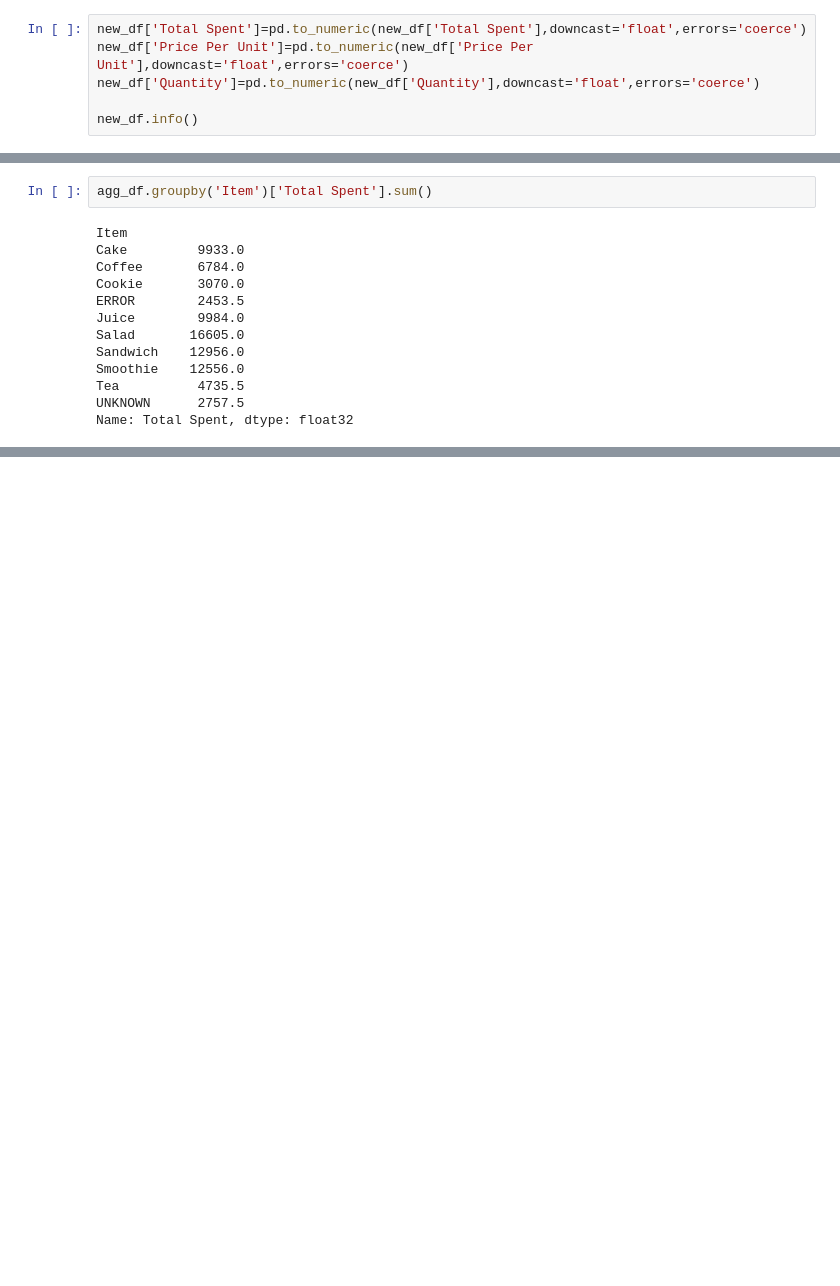
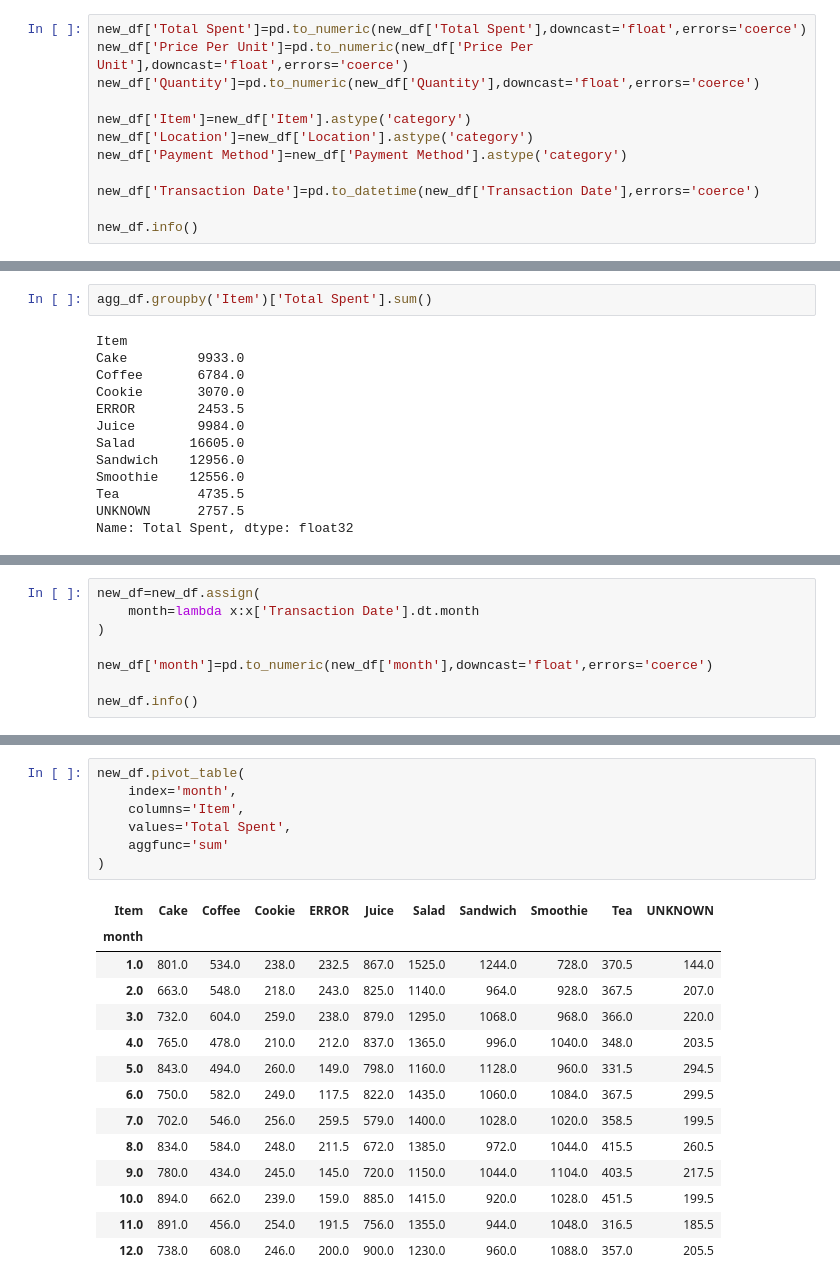
Before and after one commit to ibeginnernoob/Learn_ML, a Jupyter notebook: dataframe_aggregations.ipynb, the cells around one changed output, grey strips where cells are left out. Drawn from its saved outputs; the diff is of its cells as text; blank space fills up the shorter version.

```diff
--- a/dataframe_aggregations.ipynb
+++ b/dataframe_aggregations.ipynb
@@ -35,6 +38,12 @@ new_df['Total Spent']=pd.to_numeric(new_df['Total Spent'],downcast='float',error
 new_df['Price Per Unit']=pd.to_numeric(new_df['Price Per Unit'],downcast='float',errors='coerce')
 new_df['Quantity']=pd.to_numeric(new_df['Quantity'],downcast='float',errors='coerce')
 
+new_df['Item']=new_df['Item'].astype('category')
+new_df['Location']=new_df['Location'].astype('category')
+new_df['Payment Method']=new_df['Payment Method'].astype('category')
+
+new_df['Transaction Date']=pd.to_datetime(new_df['Transaction Date'],errors='coerce')
+
 new_df.info()
 # %% [output]
 <class 'pandas.core.frame.DataFrame'>
@@ -353,0 +392,8 @@ Name: Total Spent, dtype: float32
+# %%
+new_df=new_df.assign(
+    month=lambda x:x['Transaction Date'].dt.month
+)
+
+new_df['month']=pd.to_numeric(new_df['month'],downcast='float',errors='coerce')
+
+new_df.info()
@@ -353,0 +417,22 @@ Name: Total Spent, dtype: float32
+# %%
+new_df.pivot_table(
+    index='month',
+    columns='Item',
+    values='Total Spent',
+    aggfunc='sum'
+)
+# %% [output]
+| Item | Cake | Coffee | Cookie | ERROR | Juice | Salad | Sandwich | Smoothie | Tea | UNKNOWN |
+| month |  |  |  |  |  |  |  |  |  |  |
+| 1.0 | 801.0 | 534.0 | 238.0 | 232.5 | 867.0 | 1525.0 | 1244.0 | 728.0 | 370.5 | 144.0 |
+| 2.0 | 663.0 | 548.0 | 218.0 | 243.0 | 825.0 | 1140.0 | 964.0 | 928.0 | 367.5 | 207.0 |
+| 3.0 | 732.0 | 604.0 | 259.0 | 238.0 | 879.0 | 1295.0 | 1068.0 | 968.0 | 366.0 | 220.0 |
+| 4.0 | 765.0 | 478.0 | 210.0 | 212.0 | 837.0 | 1365.0 | 996.0 | 1040.0 | 348.0 | 203.5 |
+| 5.0 | 843.0 | 494.0 | 260.0 | 149.0 | 798.0 | 1160.0 | 1128.0 | 960.0 | 331.5 | 294.5 |
+| 6.0 | 750.0 | 582.0 | 249.0 | 117.5 | 822.0 | 1435.0 | 1060.0 | 1084.0 | 367.5 | 299.5 |
+| 7.0 | 702.0 | 546.0 | 256.0 | 259.5 | 579.0 | 1400.0 | 1028.0 | 1020.0 | 358.5 | 199.5 |
+| 8.0 | 834.0 | 584.0 | 248.0 | 211.5 | 672.0 | 1385.0 | 972.0 | 1044.0 | 415.5 | 260.5 |
+| 9.0 | 780.0 | 434.0 | 245.0 | 145.0 | 720.0 | 1150.0 | 1044.0 | 1104.0 | 403.5 | 217.5 |
+| 10.0 | 894.0 | 662.0 | 239.0 | 159.0 | 885.0 | 1415.0 | 920.0 | 1028.0 | 451.5 | 199.5 |
+| 11.0 | 891.0 | 456.0 | 254.0 | 191.5 | 756.0 | 1355.0 | 944.0 | 1048.0 | 316.5 | 185.5 |
+| 12.0 | 738.0 | 608.0 | 246.0 | 200.0 | 900.0 | 1230.0 | 960.0 | 1088.0 | 357.0 | 205.5 |
```
Also changed, not shown: parts of 17 cells of this notebook.
